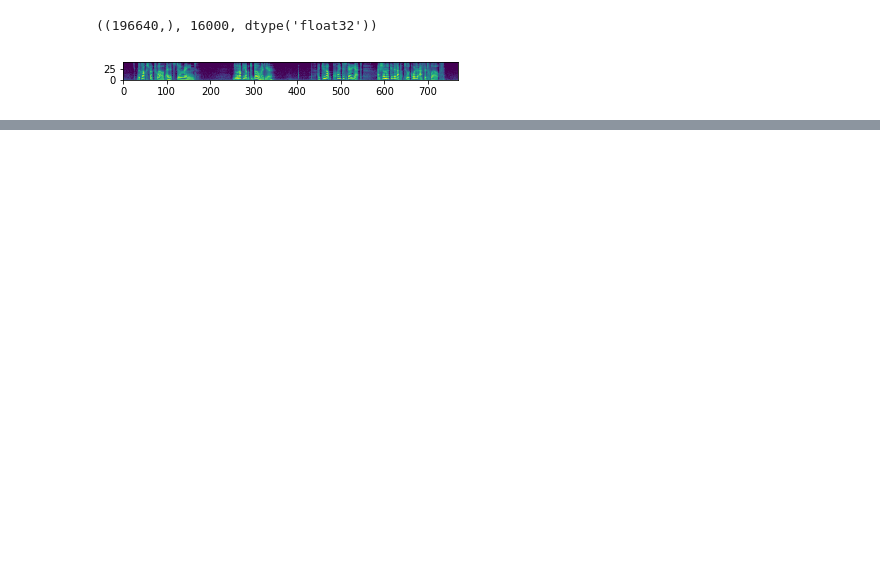
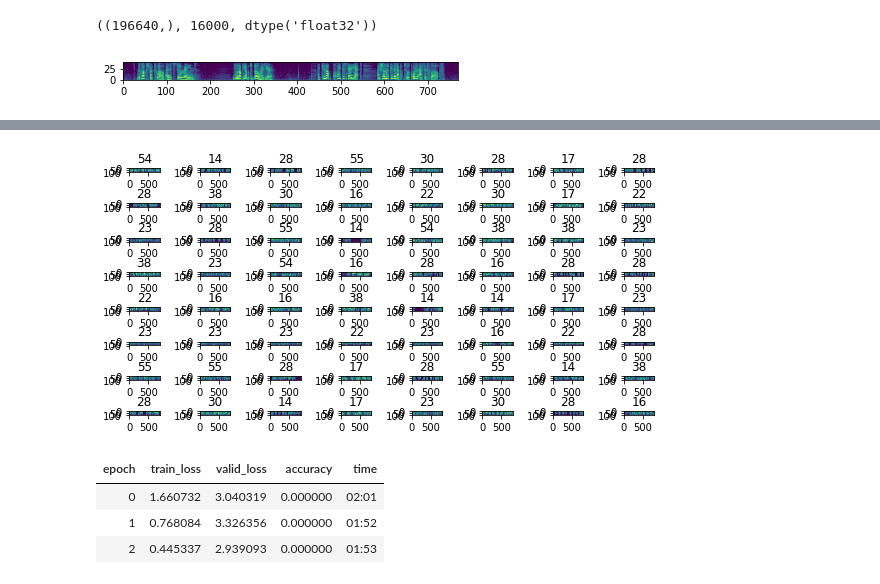
Before and after one commit to SanjyotGodbole/speaker_recognition, a Jupyter notebook: notebooks/librispeech_speaker_recognition_fastai.ipynb, the cells around one changed output, grey strips where cells are left out. Cells and saved outputs as stored; diff of their text form; code cells hidden in the pictures; blank space fills up the shorter version.

```diff
--- a/notebooks/librispeech_speaker_recognition_fastai.ipynb
+++ b/notebooks/librispeech_speaker_recognition_fastai.ipynb
@@ -182,7 +202,14 @@ xs.min(), xs.max(), xs.mean(), xs.std()
 # %%
-data.show_batch(3, figsize=(8,4), hide_axis=False)
+data.show_batch(10, figsize=(8,4), hide_axis=False)
+# %% [output]
+[figure, added]
 # %%
-learn = create_cnn(data, models.resnet18, metrics=accuracy)
+learn = cnn_learner(data, models.resnet18, metrics=accuracy)
 learn.fit_one_cycle(3)
+# %% [output]
+| epoch | train_loss | valid_loss | accuracy | time |
+| 0 | 1.660732 | 3.040319 | 0.000000 | 02:01 |
+| 1 | 0.768084 | 3.326356 | 0.000000 | 01:52 |
+| 2 | 0.445337 | 2.939093 | 0.000000 | 01:53 |
 # %%
 interp = ClassificationInterpretation.from_learner(learn)
```
Also changed, not shown: parts of 11 cells of this notebook.
